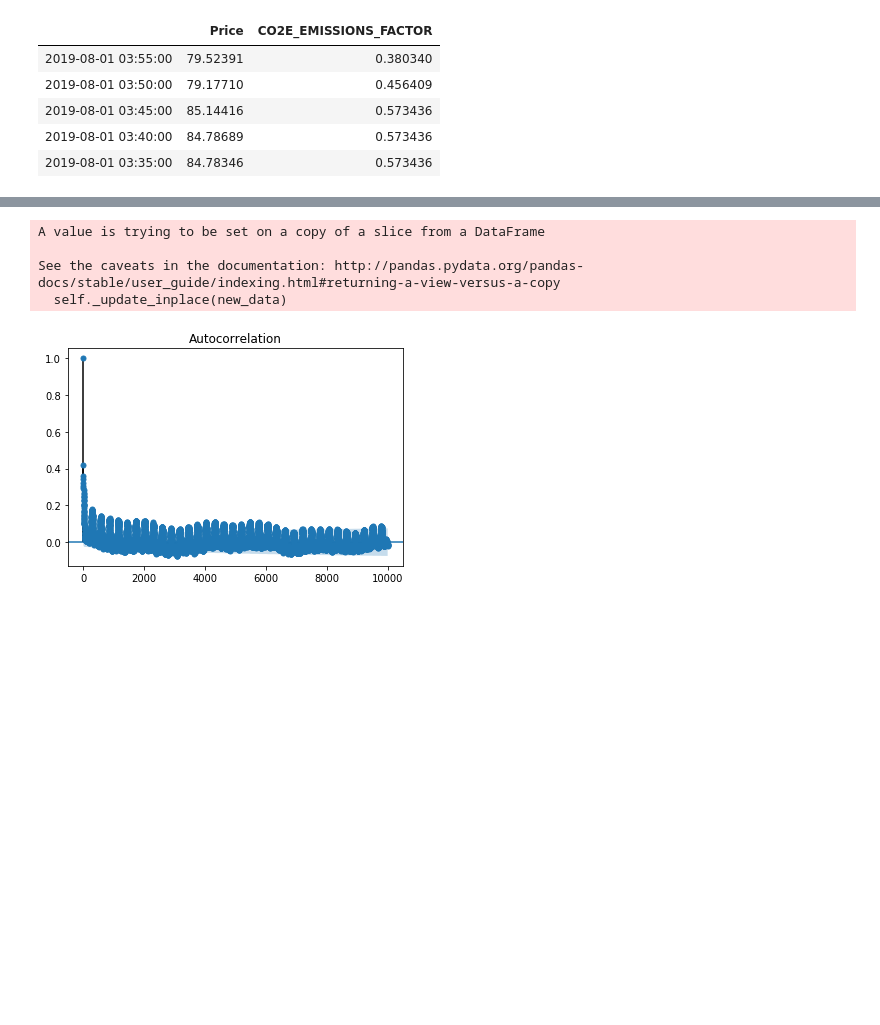
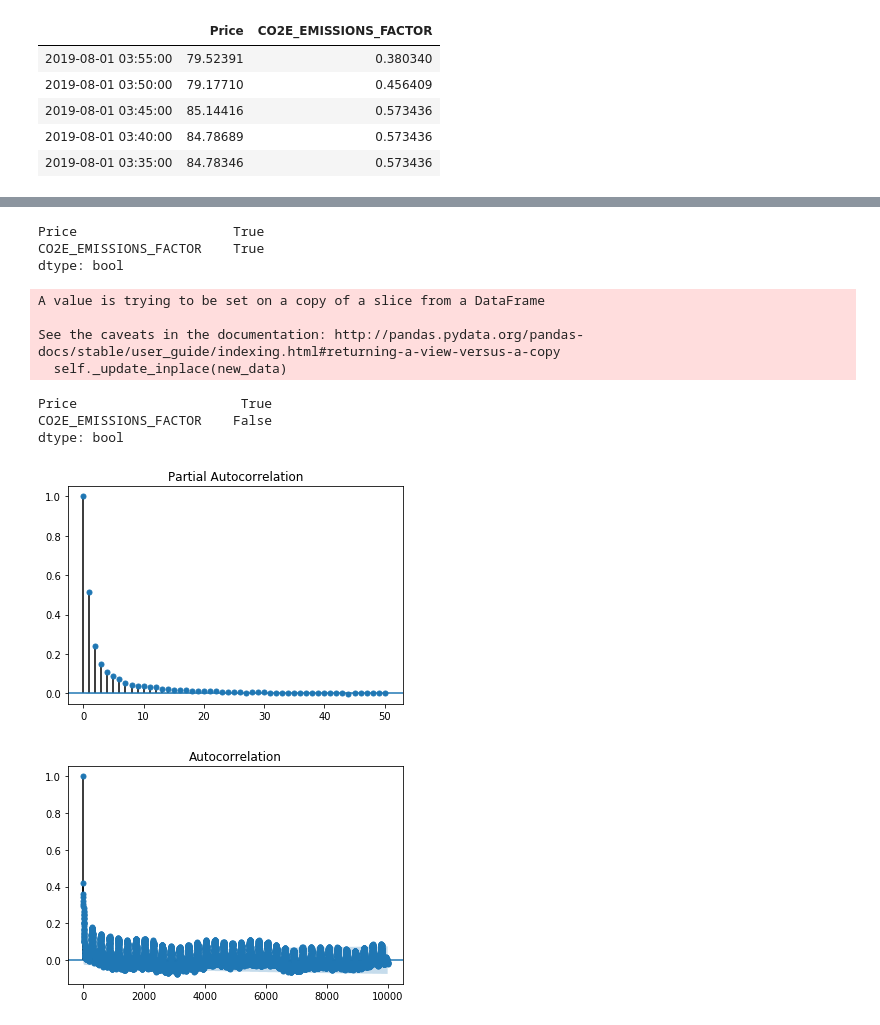
Before and after one commit to bkubsch/marginal-carbon, a Jupyter notebook: notebooks/7c_acf_trials.ipynb, the cells around one changed output, grey strips where cells are left out. Drawn from its saved outputs; the diff is of its cells as text; code cells hidden in the pictures; blank space fills up the shorter version.

Commit message:
started presentation

```diff
--- a/notebooks/7c_acf_trials.ipynb
+++ b/notebooks/7c_acf_trials.ipynb
@@ -22,7 +24,7 @@ df_mean.head()
 | 2019-08-01 03:40:00 | 84.78689 | 0.573436 |
 | 2019-08-01 03:35:00 | 84.78346 | 0.573436 |
 # %%
-df_mean1 = df_mean[(df_mean.index > dt.datetime(2018,3,1)) & (df_mean.index < dt.datetime(2018,6,1))]
-df_mean2 = df_mean[(df_mean.index > dt.datetime(2019,5,1))]
-df_mean3 = df_mean[(df_mean.index > dt.datetime(2018,12,1))]
-df_mean4 = df_mean[(df_mean.index > dt.datetime(2018,10,1))]
+df_mean1 = df_mean[(df_mean.index < dt.datetime(2017,5,31,0,0,0))]
+#df_mean2 = df_mean[(df_mean.index > dt.datetime(2019,5,1))]
+#df_mean3 = df_mean[(df_mean.index > dt.datetime(2018,12,1))]
+#df_mean4 = df_mean[(df_mean.index > dt.datetime(2018,10,1))]
@@ -29,10 +35,16 @@ df_mean4 = df_mean[(df_mean.index > dt.datetime(2018,10,1))]
+# %%
+df_mean1.isna().any()
+# %% [output]
+Price                    True
+CO2E_EMISSIONS_FACTOR    True
+dtype: bool
 # %%
 #exchange NaNs by -1 as else plot_(p)acf not possible
 
-df_mean1.CO2E_EMISSIONS_FACTOR.fillna(value=-1,inplace=True)
-df_mean2.CO2E_EMISSIONS_FACTOR.fillna(value=-1,inplace=True)
-df_mean3.CO2E_EMISSIONS_FACTOR.fillna(value=-1,inplace=True)
-df_mean4.CO2E_EMISSIONS_FACTOR.fillna(value=-1,inplace=True)
+df_mean1.CO2E_EMISSIONS_FACTOR.fillna(value=df_mean1.CO2E_EMISSIONS_FACTOR.median(),inplace=True)
+#df_mean2.CO2E_EMISSIONS_FACTOR.fillna(value=-1,inplace=True)
+#df_mean3.CO2E_EMISSIONS_FACTOR.fillna(value=-1,inplace=True)
+#df_mean4.CO2E_EMISSIONS_FACTOR.fillna(value=-1,inplace=True)
 # %% [output]
 A value is trying to be set on a copy of a slice from a DataFrame
 
@@ -42,0 +53,6 @@ plot_acf(df_mean1.CO2E_EMISSIONS_FACTOR,lags=10000);
+# %%
+df_mean1.isna().any()
+# %% [output]
+Price                     True
+CO2E_EMISSIONS_FACTOR    False
+dtype: bool
@@ -43,3 +63,9 @@ plot_acf(df_mean1.CO2E_EMISSIONS_FACTOR,lags=10000);
+# %%
+plot_pacf(df_mean1.CO2E_EMISSIONS_FACTOR,lags=50);
+file_path = '{}/Desktop/Portfolio_project/presentation/acf'.format(os.environ['HOME'])
+plt.savefig(file_path)
+# %% [output]
+[figure, added]
 # %%
 plot_acf(df_mean2.CO2E_EMISSIONS_FACTOR,lags=10000);
 # %% [output]
```
Also changed, not shown: parts of 8 cells of this notebook, 5 other files.
